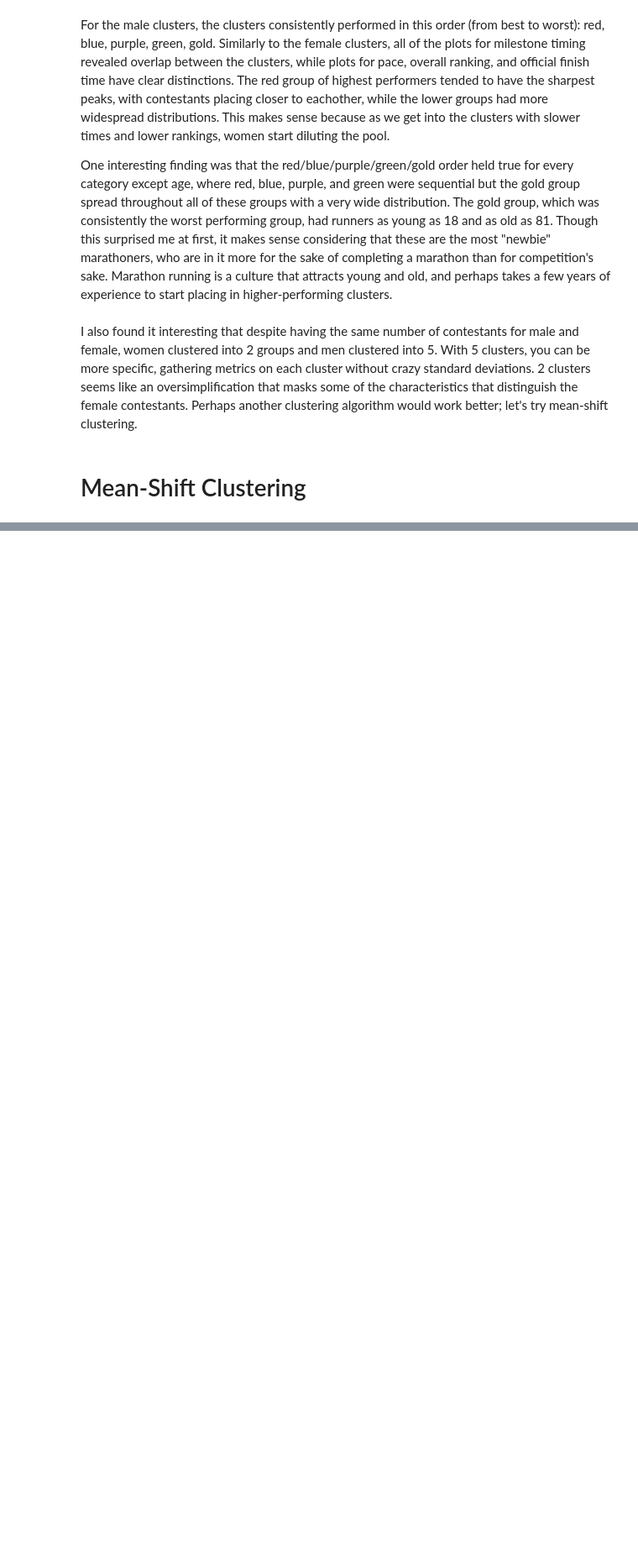
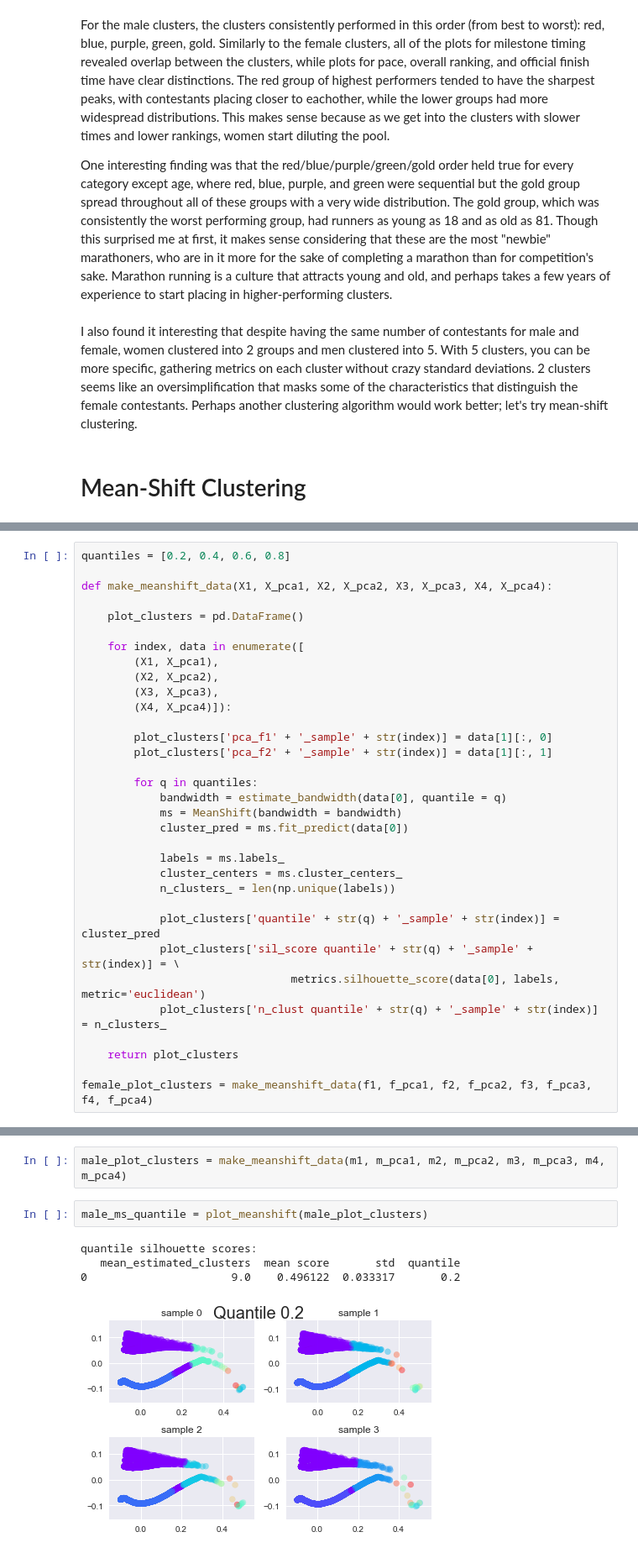
Before and after one commit to osnosis/clustering-boston-marathon, a Jupyter notebook: Clustering the Boston Marathon.ipynb, the cells around one changed output, grey strips where cells are left out. Shown at 84% size. Drawn from its saved outputs; the diff is of its cells as text; blank space fills up the shorter version.

```diff
--- a/Clustering the Boston Marathon.ipynb
+++ b/Clustering the Boston Marathon.ipynb
@@ -1057,0 +541,33 @@ Overall, we see that k-means has performed very strongly with these fairly simpl
+# %%
+quantiles = [0.2, 0.4, 0.6, 0.8]
+
+def make_meanshift_data(X1, X_pca1, X2, X_pca2, X3, X_pca3, X4, X_pca4):
+
+    plot_clusters = pd.DataFrame()
+
+    for index, data in enumerate([
+        (X1, X_pca1),
+        (X2, X_pca2),
+        (X3, X_pca3),
+        (X4, X_pca4)]):
+
+        plot_clusters['pca_f1' + '_sample' + str(index)] = data[1][:, 0]
+        plot_clusters['pca_f2' + '_sample' + str(index)] = data[1][:, 1]
+
+        for q in quantiles:
+            bandwidth = estimate_bandwidth(data[0], quantile = q)
+            ms = MeanShift(bandwidth = bandwidth)
+            cluster_pred = ms.fit_predict(data[0])
+
+            labels = ms.labels_
+            cluster_centers = ms.cluster_centers_
+            n_clusters_ = len(np.unique(labels))
+
+            plot_clusters['quantile' + str(q) + '_sample' + str(index)] = cluster_pred
+            plot_clusters['sil_score quantile' + str(q) + '_sample' + str(index)] = \
+                                metrics.silhouette_score(data[0], labels, metric='euclidean')
+            plot_clusters['n_clust quantile' + str(q) + '_sample' + str(index)] = n_clusters_
+
+    return plot_clusters
+
+female_plot_clusters = make_meanshift_data(f1, f_pca1, f2, f_pca2, f3, f_pca3, f4, f_pca4)
@@ -1057,0 +759,9 @@ Overall, we see that k-means has performed very strongly with these fairly simpl
+# %%
+male_plot_clusters = make_meanshift_data(m1, m_pca1, m2, m_pca2, m3, m_pca3, m4, m_pca4)
+# %%
+male_ms_quantile = plot_meanshift(male_plot_clusters)
+# %% [output]
+quantile silhouette scores:
+   mean_estimated_clusters  mean score       std  quantile
+0                      9.0    0.496122  0.033317       0.2
+[figure, added]
```
Also changed, not shown: parts of 65 cells of this notebook.
